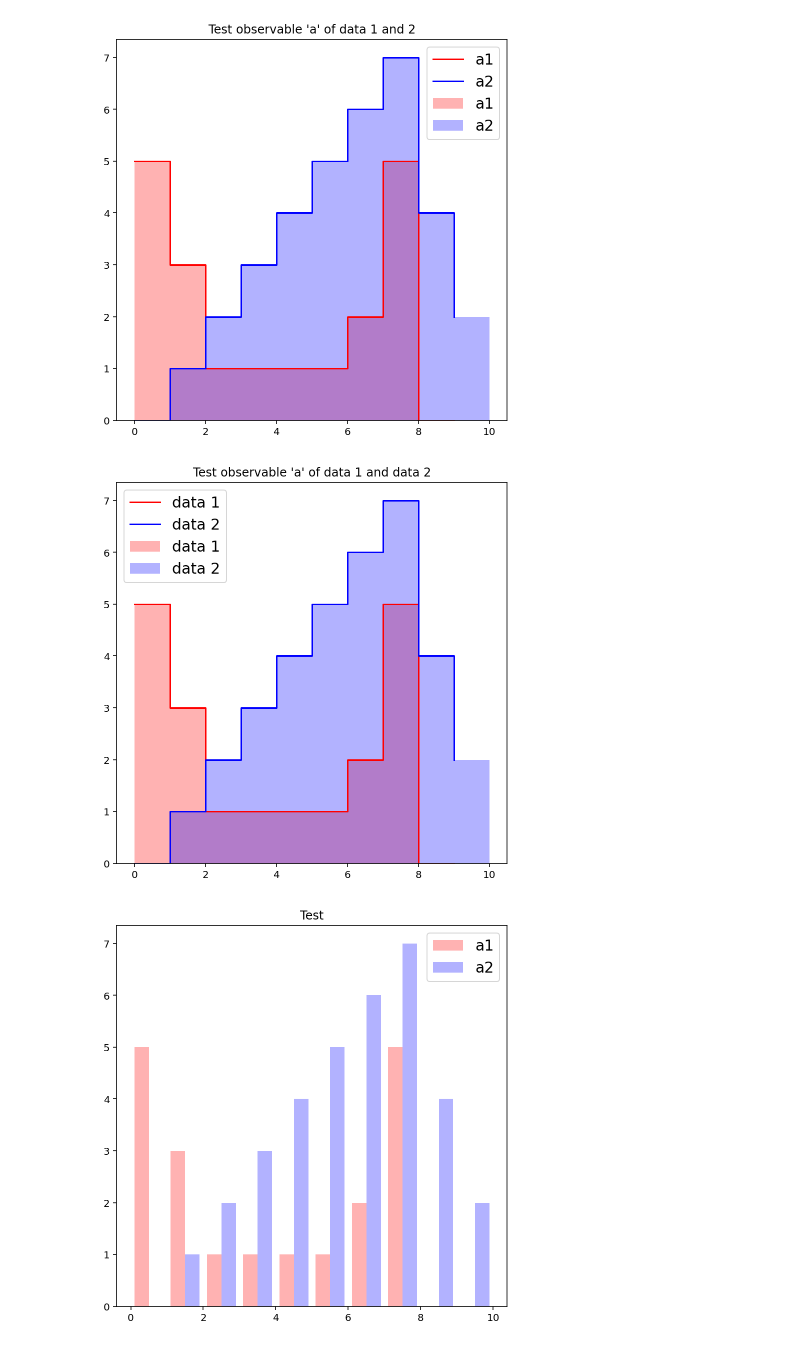
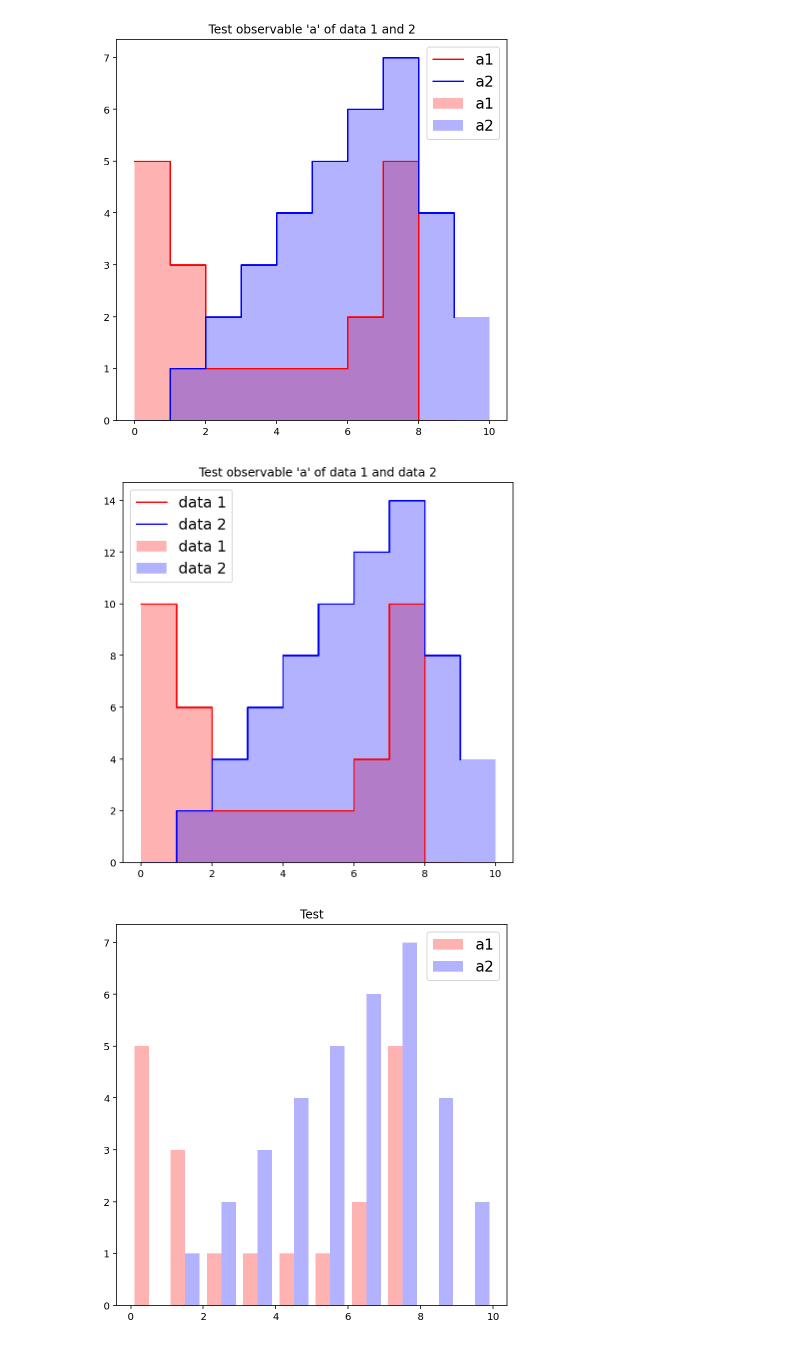
Before and after one commit to YW-Hsiao/svj_setting_master, a Jupyter notebook: test_plotting/test_2_histograms.ipynb, the cells around one changed output. Drawn from its saved outputs; the diff is of its cells as text; code cells hidden in the pictures.

Commit message:
update test_2_histogram 20220504

```diff
--- a/test_plotting/test_2_histograms.ipynb
+++ b/test_plotting/test_2_histograms.ipynb
@@ -28,7 +28,9 @@ a1 = np.array([0, 0, 1, 2, 3, 4, 7, 1, 1, 7, 7, 7, 7, 5, 6, 6, 0, 0, 0])
 # observable b: 0:0, 1:1, 2:2, 3:3, 4:2, 5:5, 6:2, 7:1, 8:2, 9:1
 b1 = np.array([1, 2, 2, 3, 3, 3, 4, 5, 5, 5, 5, 5, 6, 6, 7, 8, 8, 9, 4])
 # data weight
-weight_1 = np.array([2, 2, 2, 2, 2, 2, 2, 2, 2, 2, 2, 2, 2, 2, 2, 2, 2, 2, 2])
+weight_1 = np.array([2, 2, 2, 2, 2, 2, 3, 2, 2, 2, 2, 2, 4, 2, 2, 2, 2, 2, 2])
+# selected_1 = np.array([7, 7, 7, 12])
+selected1 = np.arange(19)
 
 # data 2: 34 events
 # observable a: 0:0, 1:1, 2:2, 3:3, 4:4, 5:5, 6:6, 7:7, 8:4, 9:2
@@ -37,10 +39,14 @@ a2 = np.array([1, 2, 2, 9, 9, 3, 3, 3, 4, 4, 4, 4, 5, 5, 5, 5, 5,
 # observable b: 0:2, 1:4, 2:7, 3:6, 4:5, 5:4, 6:3, 7:2, 8:1, 9:0
 b2 = np.array([0, 0, 1, 1, 1, 1, 2, 2, 2, 2, 2, 2, 2, 3, 3, 3, 3,
                3, 3, 4, 4, 4, 4, 4, 5, 5, 5, 5, 6, 6, 6, 7, 7, 8])
+selected2 = np.arange(34)
+
+# weight: 34 events
+weight = np.full(34, 2)
 # %%
 # create datasets: df_1 and df_2
-data_1 = {'a': a1, 'b': b1}
-data_2 = {'a': a2, 'b': b2}
+data_1 = {'a': a1, 'b': b1, 'selected': selected1}
+data_2 = {'a': a2, 'b': b2, 'selected': selected2}
 df_1 = pd.DataFrame(data_1)
 df_2 = pd.DataFrame(data_2)
 
@@ -159,29 +170,34 @@ plt.show()
 # %%
 # (2) Use list to collect pd.DataFrame() and for loop
 # 1. data
 obs = 'a'
 dataset = [df_1, df_2]
 data_color = ['red', 'blue']
 data_label = ["data 1", "data 2"]
+selected = [selected1, selected2]
 
 # 2. construct figure
 fig, ax = plt.subplots(1, 1, figsize=(7,7))
 binning = np.linspace(0, 10, 11)
 
 # 3. plot
 for i, data in enumerate(dataset):
-    ax.hist(data[obs], bins=binning, color=data_color[i], label=data_label[i], alpha=0.3)
-    hist, bins = np.histogram(data[obs].to_numpy(), bins=binning, weights=None)
+    # ax.hist(data[obs], bins=binning, color=data_color[i], label=data_label[i], alpha=0.3)
+    # hist, bins = np.histogram(data[obs].to_numpy(), bins=binning, weights=None)
+    # ax.step(bins[:-1], hist, where='post', color=data_color[i], label=data_label[i])
+    # with weights=
+    ax.hist(data[obs], bins=binning, color=data_color[i], label=data_label[i], alpha=0.3, weights=weight[selected[i]])
+    hist, bins = np.histogram(data[obs].to_numpy(), bins=binning, weights=weight[selected[i]])
     ax.step(bins[:-1], hist, where='post', color=data_color[i], label=data_label[i])
 
 # 4. customize plot
 ax.set_title("Test observable 'a' of data 1 and data 2")
 ax.legend(fontsize=15)
 
 # 5. save and show plot
 plt.show()
 # %% [output]
-[figure, old version]
+[figure, new version]
 # %%
 # (3) Use list to store np.array() and without for loop, but I didn't modify code..., lazy...
 # 1. data
```
Also changed, not shown: parts of 6 cells of this notebook.
